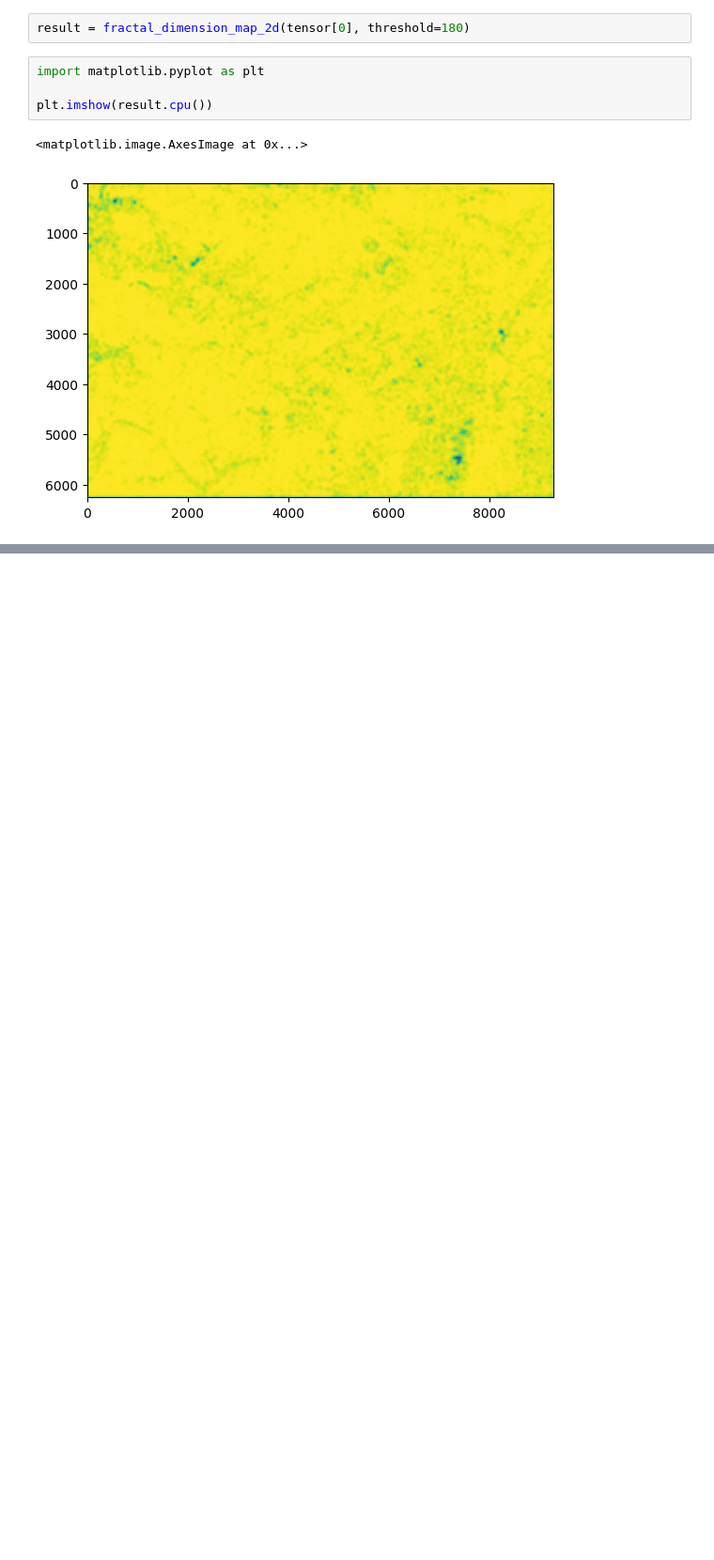
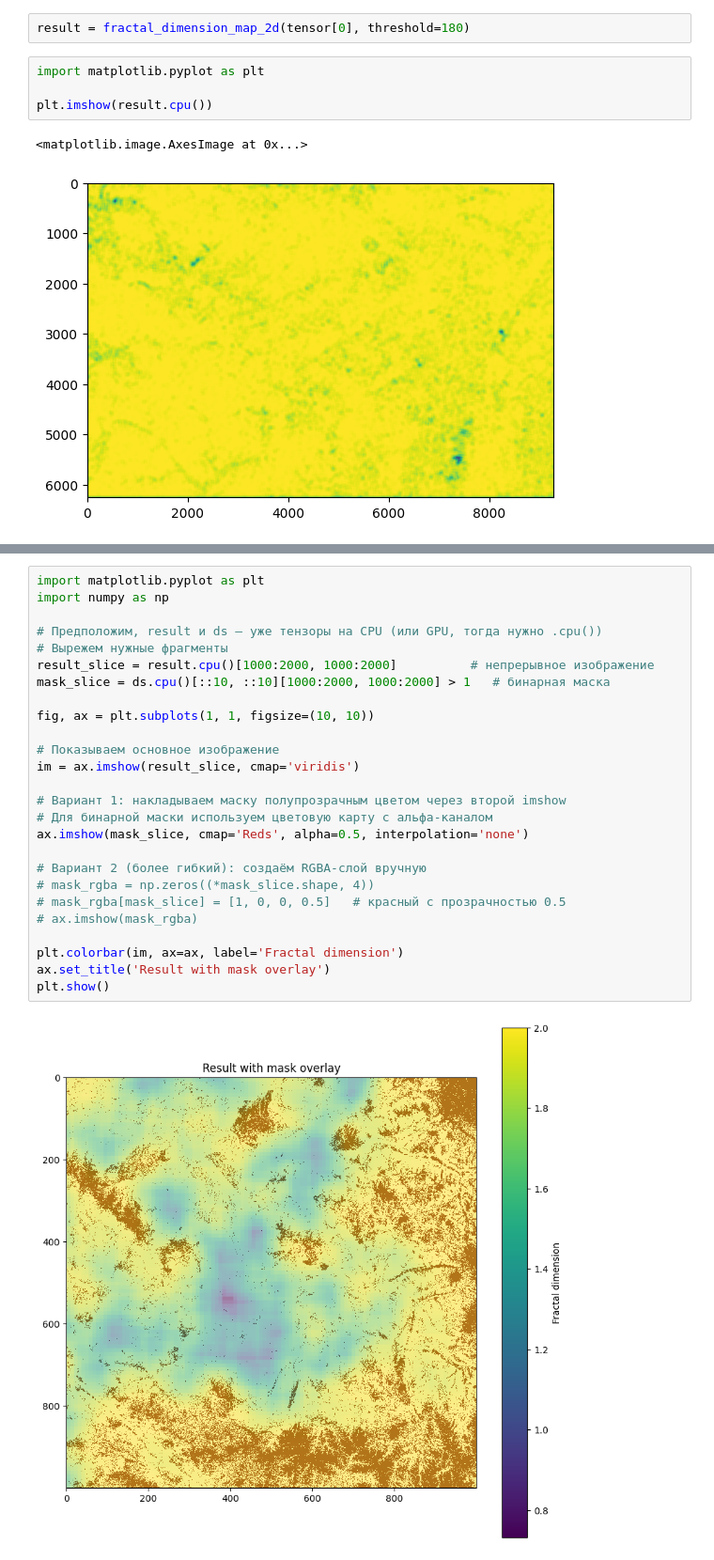
Before and after one commit to AitalUn/fractal_analysis, a Jupyter notebook: multifractal_v2.ipynb, the cells around one changed output, grey strips where cells are left out. Shown at 94% size. Cells and saved outputs as stored; diff of their text form; blank space fills up the shorter version.

```diff
--- a/multifractal_v2.ipynb
+++ b/multifractal_v2.ipynb
@@ -101,0 +120,28 @@ plt.imshow(result.cpu())
+# %%
+import matplotlib.pyplot as plt
+import numpy as np
+
+# Предположим, result и ds — уже тензоры на CPU (или GPU, тогда нужно .cpu())
+# Вырежем нужные фрагменты
+result_slice = result.cpu()[1000:2000, 1000:2000]          # непрерывное изображение
+mask_slice = ds.cpu()[::10, ::10][1000:2000, 1000:2000] > 1   # бинарная маска
+
+fig, ax = plt.subplots(1, 1, figsize=(10, 10))
+
+# Показываем основное изображение
+im = ax.imshow(result_slice, cmap='viridis')
+
+# Вариант 1: накладываем маску полупрозрачным цветом через второй imshow
+# Для бинарной маски используем цветовую карту с альфа-каналом
+ax.imshow(mask_slice, cmap='Reds', alpha=0.5, interpolation='none')
+
+# Вариант 2 (более гибкий): создаём RGBA-слой вручную
+# mask_rgba = np.zeros((*mask_slice.shape, 4))
+# mask_rgba[mask_slice] = [1, 0, 0, 0.5]   # красный с прозрачностью 0.5
+# ax.imshow(mask_rgba)
+
+plt.colorbar(im, ax=ax, label='Fractal dimension')
+ax.set_title('Result with mask overlay')
+plt.show()
+# %% [output]
+[figure, added]
```
Also changed, not shown: parts of 4 cells of this notebook, 15 other files.
